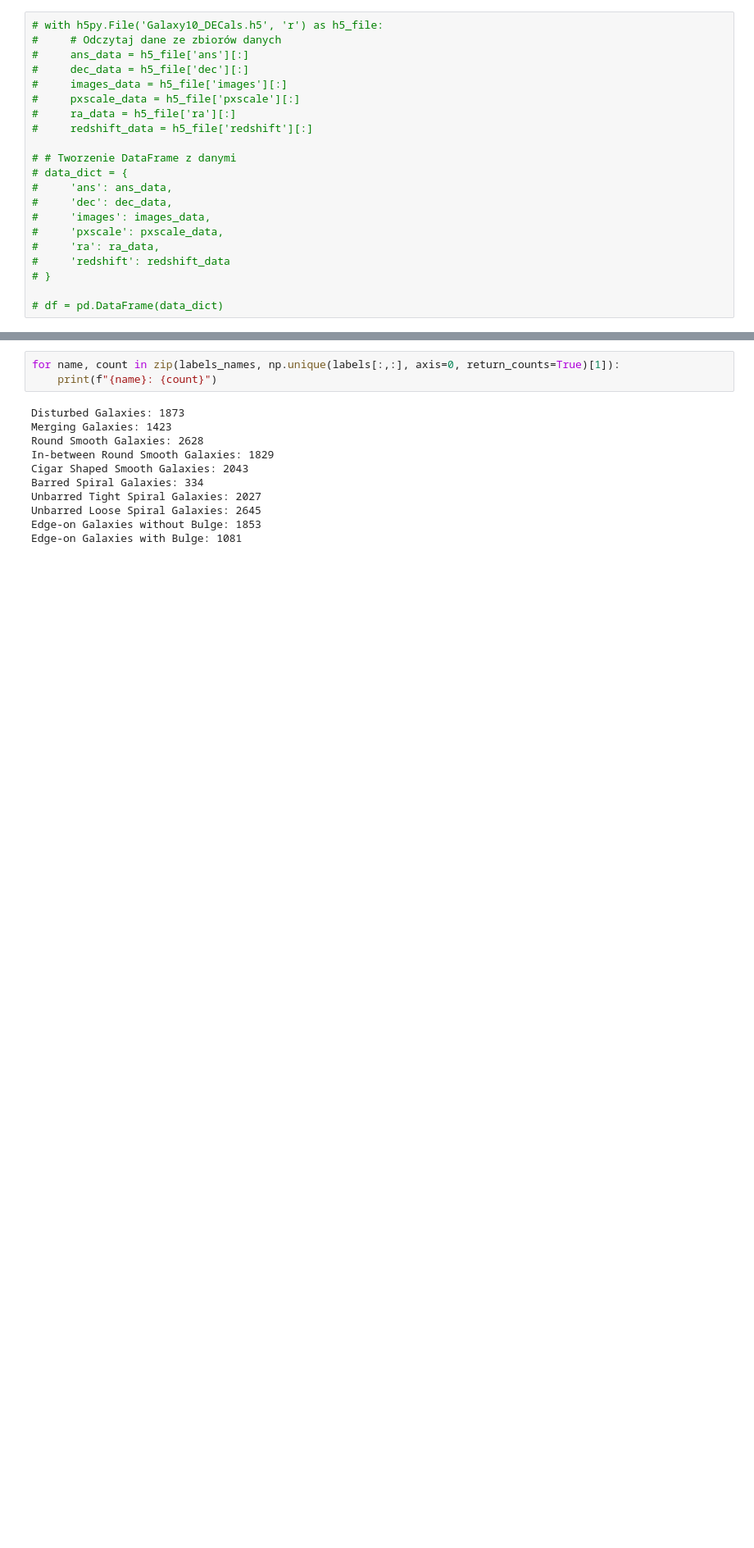
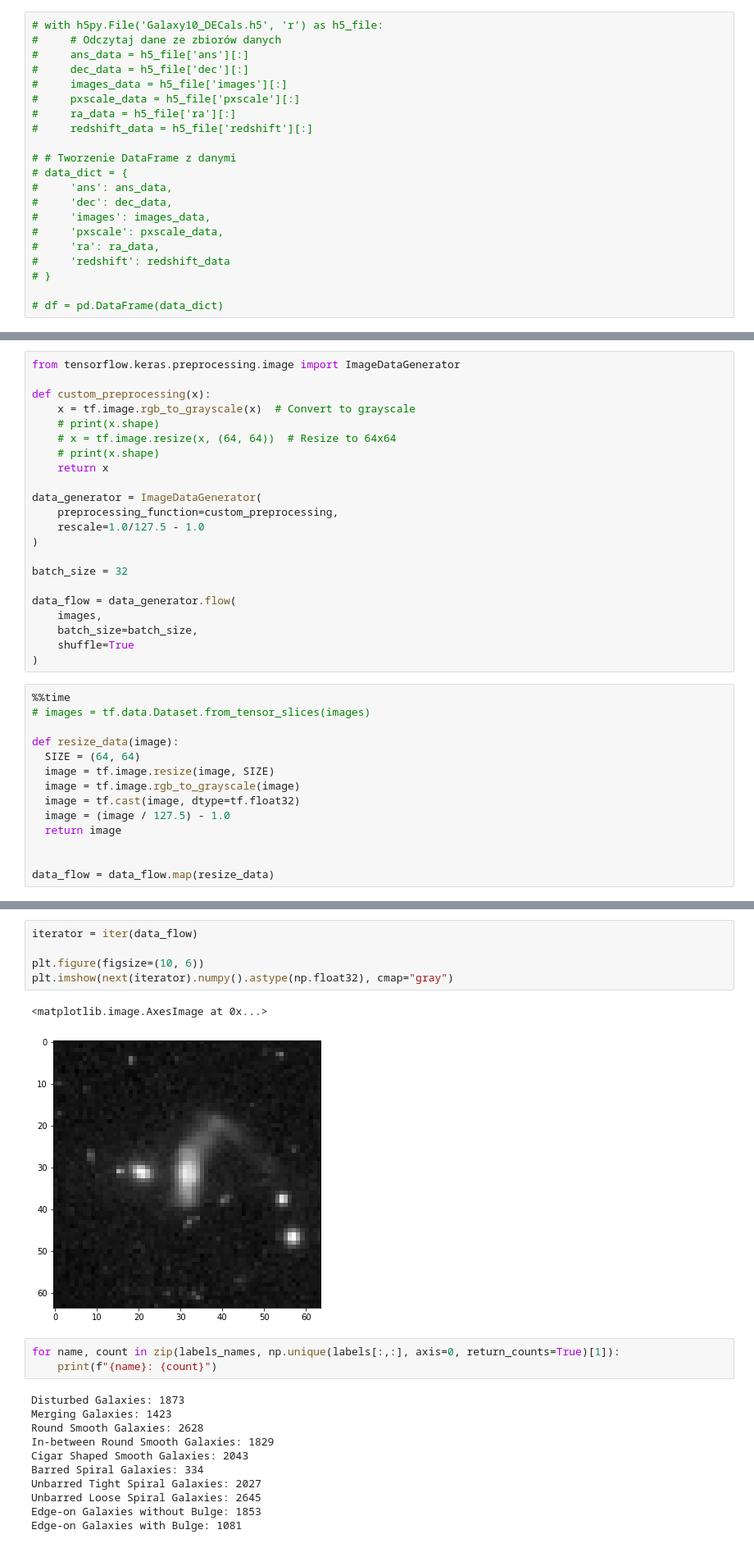
Before and after one commit to Chemafiz/GAN-galaxy-images, a Jupyter notebook: model_pipeline.ipynb, the cells around one changed output, grey strips where cells are left out. Shown: that part at 82% size. Saved outputs shown, nothing was run; the diff lists cells and outputs as text; blank space fills up the shorter version.

Commit message:
data pipeline added

```diff
--- a/model_pipeline.ipynb
+++ b/model_pipeline.ipynb
@@ -62,0 +97,36 @@ Wall time: 1min 8s
+# %%
+from tensorflow.keras.preprocessing.image import ImageDataGenerator
+
+def custom_preprocessing(x):
+    x = tf.image.rgb_to_grayscale(x)  # Convert to grayscale
+    # print(x.shape)
+    # x = tf.image.resize(x, (64, 64))  # Resize to 64x64
+    # print(x.shape)
+    return x
+
+data_generator = ImageDataGenerator(
+    preprocessing_function=custom_preprocessing,
+    rescale=1.0/127.5 - 1.0
+)
+
+batch_size = 32
+
+data_flow = data_generator.flow(
+    images,
+    batch_size=batch_size,
+    shuffle=True
+)
+# %%
+%%time
+# images = tf.data.Dataset.from_tensor_slices(images)
+
+def resize_data(image):
+  SIZE = (64, 64)
+  image = tf.image.resize(image, SIZE)
+  image = tf.image.rgb_to_grayscale(image)
+  image = tf.cast(image, dtype=tf.float32)
+  image = (image / 127.5) - 1.0
+  return image
+
+
+data_flow = data_flow.map(resize_data)
@@ -63,3 +142,11 @@ Wall time: 1min 8s
+# %%
+iterator = iter(data_flow)
+
+plt.figure(figsize=(10, 6))
+plt.imshow(next(iterator).numpy().astype(np.float32), cmap="gray")
+# %% [output]
+<matplotlib.image.AxesImage at 0x...>
+[figure, added]
 # %%
 for name, count in zip(labels_names, np.unique(labels[:,:], axis=0, return_counts=True)[1]):
     print(f"{name}: {count}")
```
Also changed, not shown: parts of 23 cells of this notebook.
